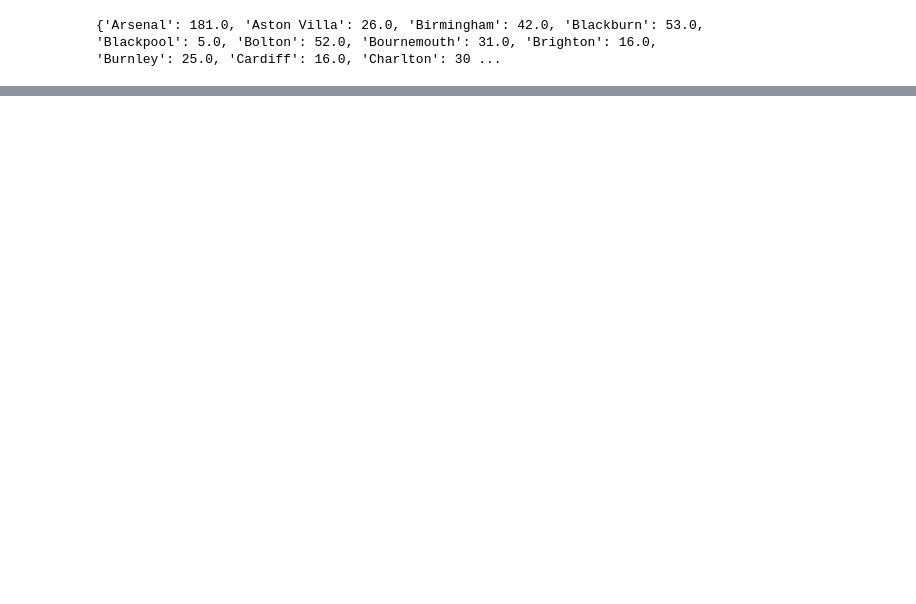
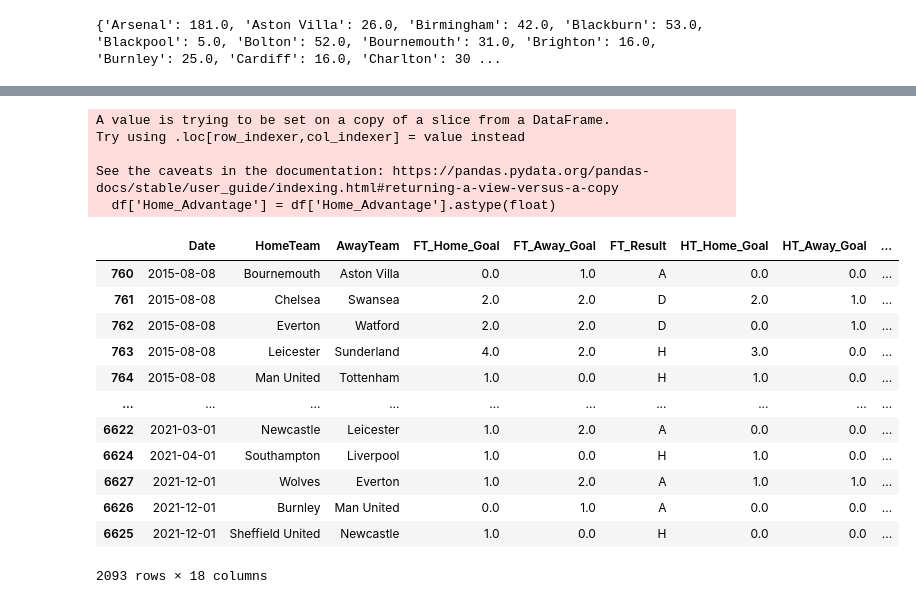
Before and after one commit to barteaga10/Premier-League-Prediction, a Jupyter notebook: Cleaning Data.ipynb, the cells around one changed output, grey strips where cells are left out. Drawn from its saved outputs; the diff is of its cells as text; code cells hidden in the pictures; blank space fills up the shorter version.

```diff
--- a/Cleaning Data.ipynb
+++ b/Cleaning Data.ipynb
@@ -425,0 +495,24 @@ print (goal_diff)
+# %%
+df['Home_Advantage'] = df['Home_Advantage'].astype(float)
+# %% [output]
+A value is trying to be set on a copy of a slice from a DataFrame.
+Try using .loc[row_indexer,col_indexer] = value instead
+
+See the caveats in the documentation: https://pandas.pydata.org/pandas-docs/stable/user_guide/indexing.html#returning-a-view-versus-a-copy
+  df['Home_Advantage'] = df['Home_Advantage'].astype(float)
+# %%
+df
+# %% [output]
+|  | Date | HomeTeam | AwayTeam | FT_Home_Goal | FT_Away_Goal | FT_Result | HT_Home_Goal | HT_Away_Goal | ... |
+| 760 | 2015-08-08 | Bournemouth | Aston Villa | 0.0 | 1.0 | A | 0.0 | 0.0 | ... |
+| 761 | 2015-08-08 | Chelsea | Swansea | 2.0 | 2.0 | D | 2.0 | 1.0 | ... |
+| 762 | 2015-08-08 | Everton | Watford | 2.0 | 2.0 | D | 0.0 | 1.0 | ... |
+| 763 | 2015-08-08 | Leicester | Sunderland | 4.0 | 2.0 | H | 3.0 | 0.0 | ... |
+| 764 | 2015-08-08 | Man United | Tottenham | 1.0 | 0.0 | H | 1.0 | 0.0 | ... |
+| ... | ... | ... | ... | ... | ... | ... | ... | ... | ... |
+| 6622 | 2021-03-01 | Newcastle | Leicester | 1.0 | 2.0 | A | 0.0 | 0.0 | ... |
+| 6624 | 2021-04-01 | Southampton | Liverpool | 1.0 | 0.0 | H | 1.0 | 0.0 | ... |
+| 6627 | 2021-12-01 | Wolves | Everton | 1.0 | 2.0 | A | 1.0 | 1.0 | ... |
+| 6626 | 2021-12-01 | Burnley | Man United | 0.0 | 1.0 | A | 0.0 | 0.0 | ... |
+| 6625 | 2021-12-01 | Sheffield United | Newcastle | 1.0 | 0.0 | H | 0.0 | 0.0 | ... |
+2093 rows × 18 columns
```
Also changed, not shown: parts of 6 cells of this notebook.
